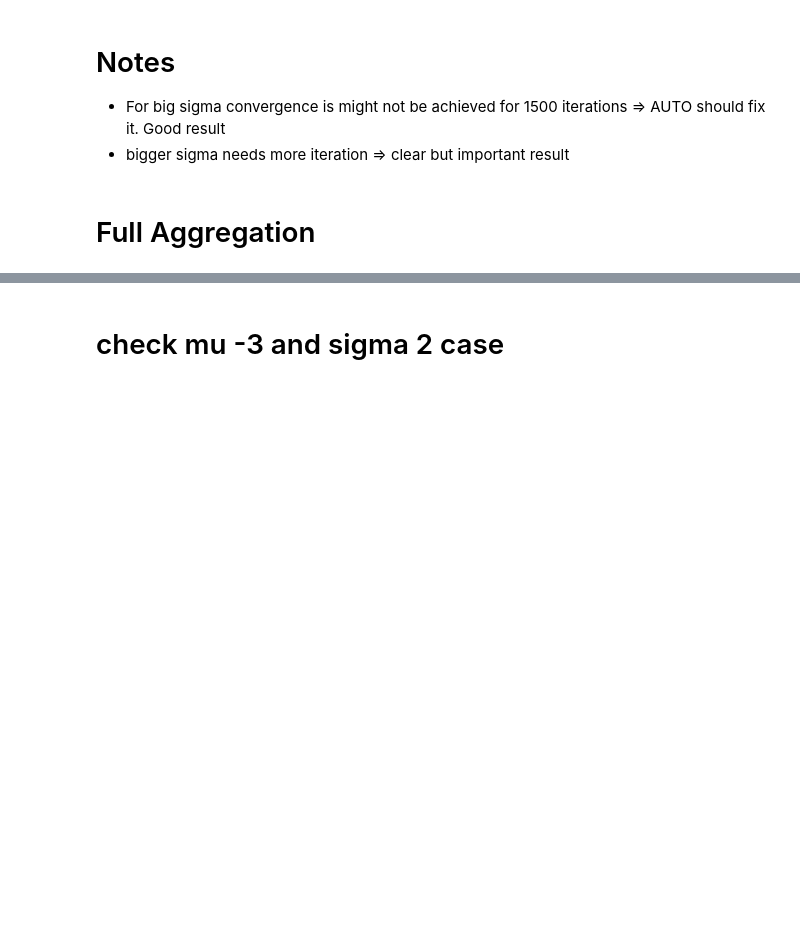
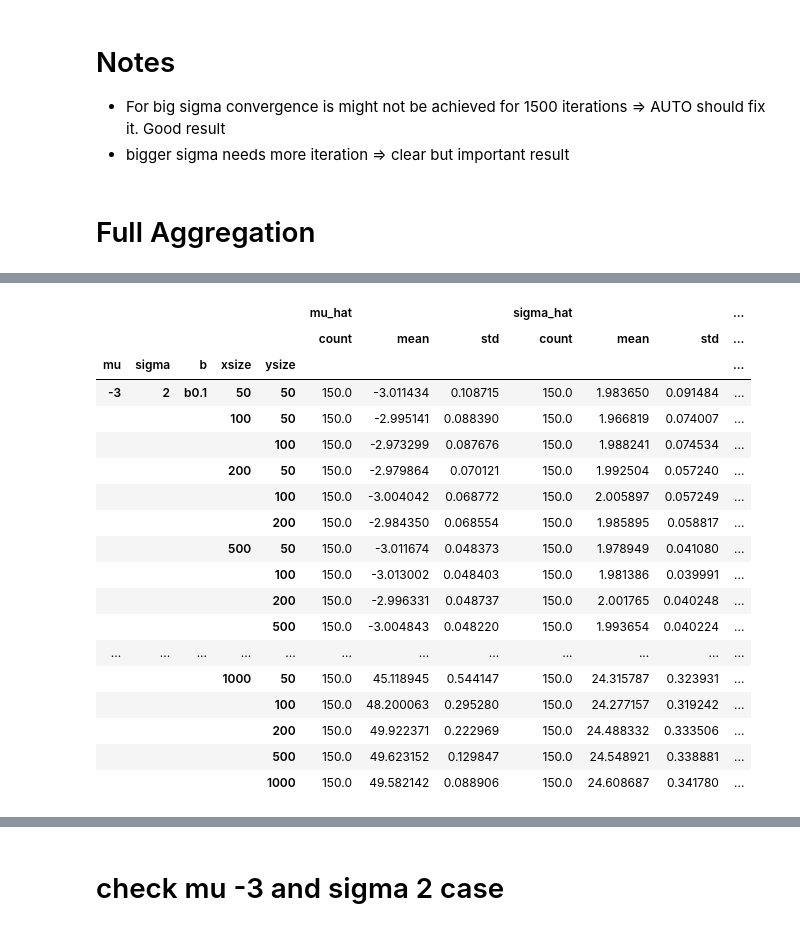
Before and after one commit to GiantDwarf42/master_thesis2, a Jupyter notebook: Gaussian_Data_Analysis.ipynb, the cells around one changed output, grey strips where cells are left out. Drawn from its saved outputs; the diff is of its cells as text; code cells hidden in the pictures; blank space fills up the shorter version.

```diff
--- a/Gaussian_Data_Analysis.ipynb
+++ b/Gaussian_Data_Analysis.ipynb
@@ -105,3 +105,25 @@ df_last_150_aggregated_mean_ID
 # %%
 df_last_150_aggregated_mean_ID = df_last_150_aggregated_mean_ID.reset_index()
+# %%
+df_last_150_aggregated_mean_ID[df_last_150_aggregated_mean_ID["b",]=="b0.1"].groupby(["mu", "sigma", "b", "xsize", "ysize"]).mean()
+# %% [output]
+|  |  |  |  |  | mu_hat |  |  | sigma_hat |  |  | ... |
+|  |  |  |  |  | count | mean | std | count | mean | std | ... |
+| mu | sigma | b | xsize | ysize |  |  |  |  |  |  | ... |
+| -3 | 2 | b0.1 | 50 | 50 | 150.0 | -3.011434 | 0.108715 | 150.0 | 1.983650 | 0.091484 | ... |
+|  |  |  | 100 | 50 | 150.0 | -2.995141 | 0.088390 | 150.0 | 1.966819 | 0.074007 | ... |
+|  |  |  |  | 100 | 150.0 | -2.973299 | 0.087676 | 150.0 | 1.988241 | 0.074534 | ... |
+|  |  |  | 200 | 50 | 150.0 | -2.979864 | 0.070121 | 150.0 | 1.992504 | 0.057240 | ... |
+|  |  |  |  | 100 | 150.0 | -3.004042 | 0.068772 | 150.0 | 2.005897 | 0.057249 | ... |
+|  |  |  |  | 200 | 150.0 | -2.984350 | 0.068554 | 150.0 | 1.985895 | 0.058817 | ... |
+|  |  |  | 500 | 50 | 150.0 | -3.011674 | 0.048373 | 150.0 | 1.978949 | 0.041080 | ... |
+|  |  |  |  | 100 | 150.0 | -3.013002 | 0.048403 | 150.0 | 1.981386 | 0.039991 | ... |
+|  |  |  |  | 200 | 150.0 | -2.996331 | 0.048737 | 150.0 | 2.001765 | 0.040248 | ... |
+|  |  |  |  | 500 | 150.0 | -3.004843 | 0.048220 | 150.0 | 1.993654 | 0.040224 | ... |
+| ... | ... | ... | ... | ... | ... | ... | ... | ... | ... | ... | ... |
+|  |  |  | 1000 | 50 | 150.0 | 45.118945 | 0.544147 | 150.0 | 24.315787 | 0.323931 | ... |
+|  |  |  |  | 100 | 150.0 | 48.200063 | 0.295280 | 150.0 | 24.277157 | 0.319242 | ... |
+|  |  |  |  | 200 | 150.0 | 49.922371 | 0.222969 | 150.0 | 24.488332 | 0.333506 | ... |
+|  |  |  |  | 500 | 150.0 | 49.623152 | 0.129847 | 150.0 | 24.548921 | 0.338881 | ... |
+|  |  |  |  | 1000 | 150.0 | 49.582142 | 0.088906 | 150.0 | 24.608687 | 0.341780 | ... |
 # %%
```
Also changed, not shown: parts of 12 cells of this notebook, 2 other files.
